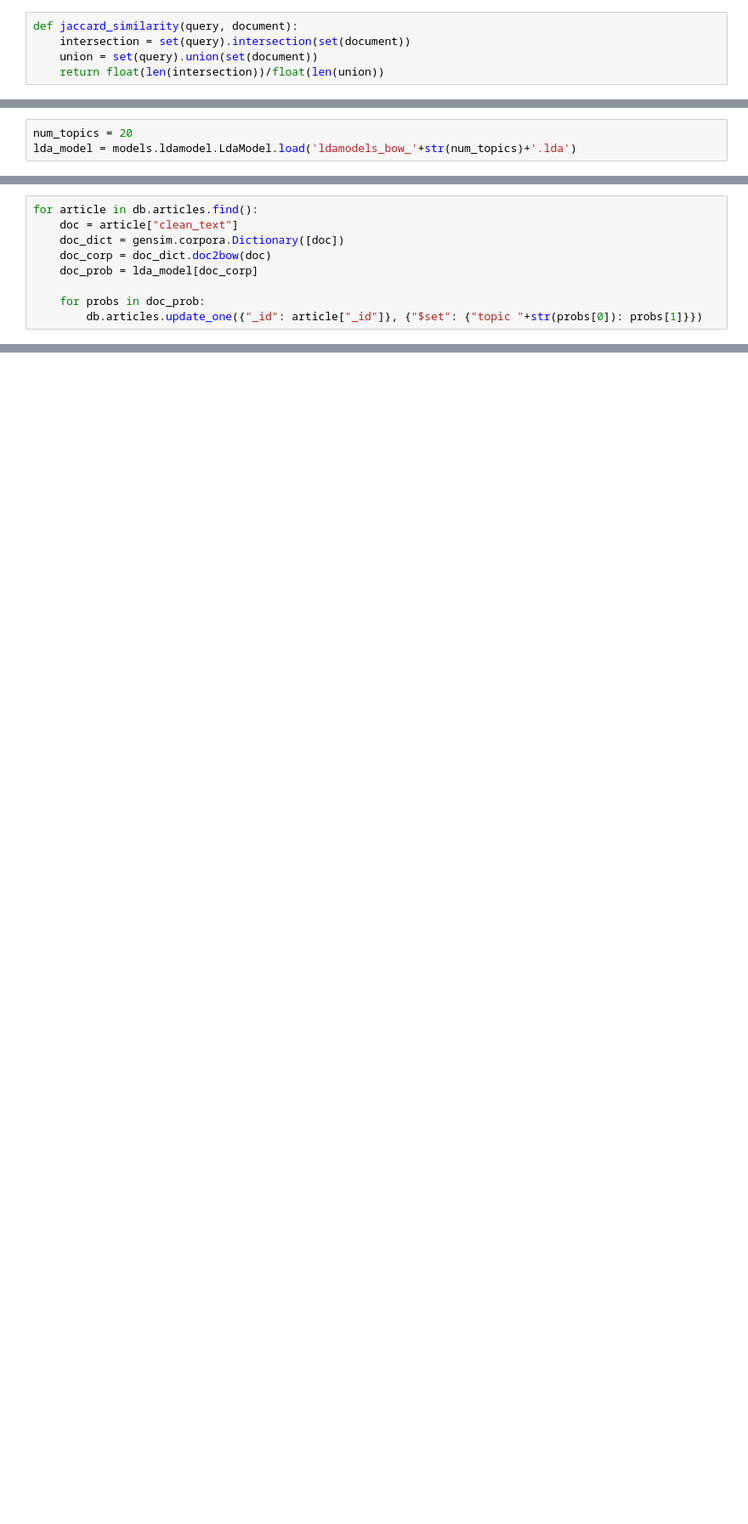
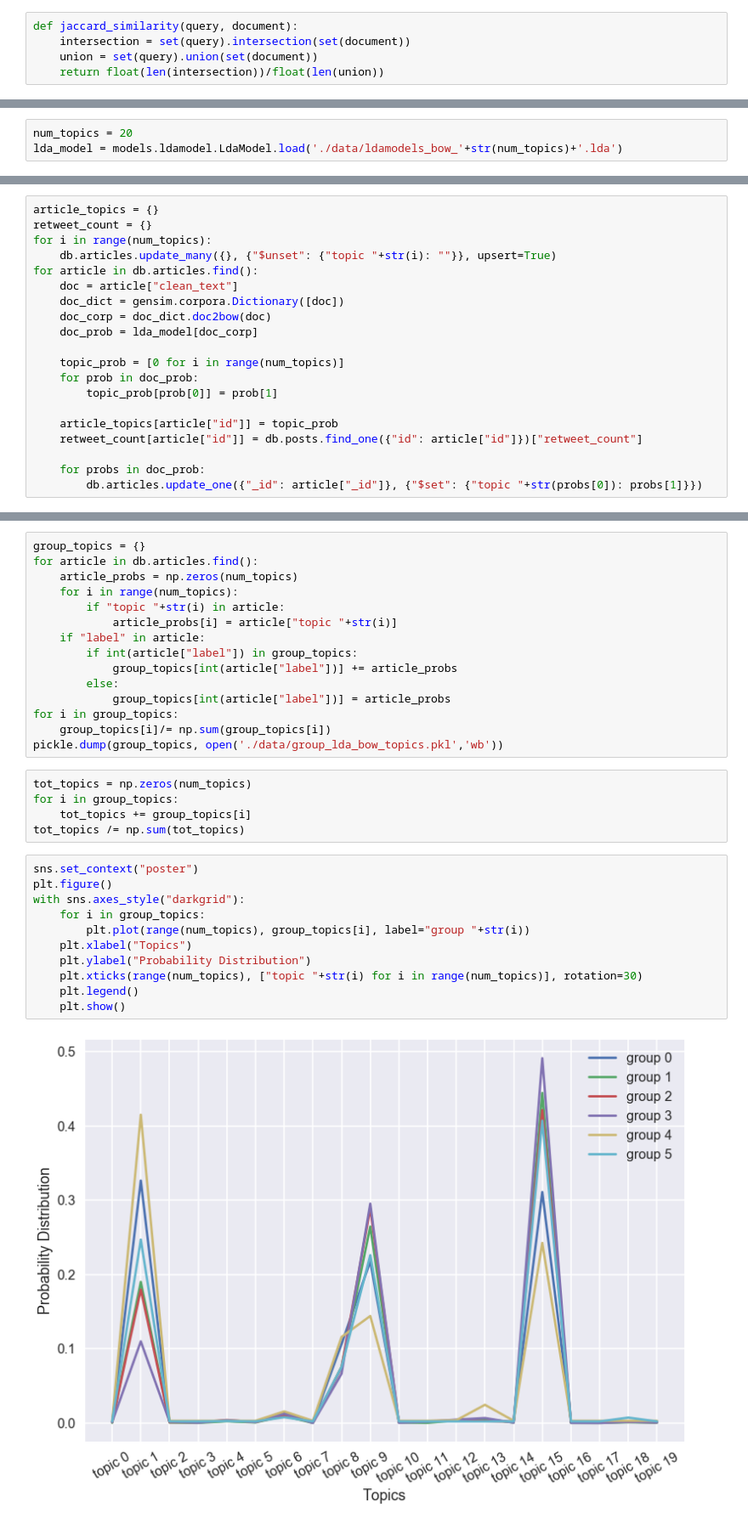
Before and after one commit to huangy22/NewsRecommender, a Jupyter notebook: 3_topics_extraction_with_lda.ipynb, the cells around one changed output, grey strips where cells are left out. Shown at 85% size. Cells and saved outputs as stored; diff of their text form; blank space fills up the shorter version.

```diff
--- a/3_topics_extraction_with_lda.ipynb
+++ b/3_topics_extraction_with_lda.ipynb
@@ -175,6 +319,6 @@ with sns.axes_style("darkgrid"):
 # %%
 num_topics = 20
-lda_model = models.ldamodel.LdaModel.load('ldamodels_bow_'+str(num_topics)+'.lda')
+lda_model = models.ldamodel.LdaModel.load('./data/ldamodels_bow_'+str(num_topics)+'.lda')
 # %%
 lda_topics = lda_model.show_topics(num_topics)
 lda_topics_words = ["".join([c if c.isalpha() else " " for c in topic[1]]).split() for topic in lda_topics]
@@ -204,9 +328,20 @@ lda_topics_disp
 # %%
+article_topics = {}
+retweet_count = {}
+for i in range(num_topics):
+    db.articles.update_many({}, {"$unset": {"topic "+str(i): ""}}, upsert=True)
 for article in db.articles.find():
     doc = article["clean_text"]
     doc_dict = gensim.corpora.Dictionary([doc])
     doc_corp = doc_dict.doc2bow(doc)
     doc_prob = lda_model[doc_corp]
 
+    topic_prob = [0 for i in range(num_topics)]
+    for prob in doc_prob:
+        topic_prob[prob[0]] = prob[1]
+
+    article_topics[article["id"]] = topic_prob
+    retweet_count[article["id"]] = db.posts.find_one({"id": article["id"]})["retweet_count"]
+
     for probs in doc_prob:
         db.articles.update_one({"_id": article["_id"]}, {"$set": {"topic "+str(probs[0]): probs[1]}})
@@ -212,0 +372,33 @@ for article in db.articles.find():
+# %%
+group_topics = {}
+for article in db.articles.find():
+    article_probs = np.zeros(num_topics)
+    for i in range(num_topics):
+        if "topic "+str(i) in article:
+            article_probs[i] = article["topic "+str(i)]
+    if "label" in article:
+        if int(article["label"]) in group_topics:
+            group_topics[int(article["label"])] += article_probs
+        else:
+            group_topics[int(article["label"])] = article_probs
+for i in group_topics:
+    group_topics[i]/= np.sum(group_topics[i])
+pickle.dump(group_topics, open('./data/group_lda_bow_topics.pkl','wb'))
+# %%
+tot_topics = np.zeros(num_topics)
+for i in group_topics:
+    tot_topics += group_topics[i]
+tot_topics /= np.sum(tot_topics)
+# %%
+sns.set_context("poster")
+plt.figure()
+with sns.axes_style("darkgrid"):
+    for i in group_topics:
+        plt.plot(range(num_topics), group_topics[i], label="group "+str(i))
+    plt.xlabel("Topics")
+    plt.ylabel("Probability Distribution")
+    plt.xticks(range(num_topics), ["topic "+str(i) for i in range(num_topics)], rotation=30)
+    plt.legend()
+    plt.show()
+# %% [output]
+[figure, added]
```
Also changed, not shown: parts of 26 cells of this notebook, 3 other files.
